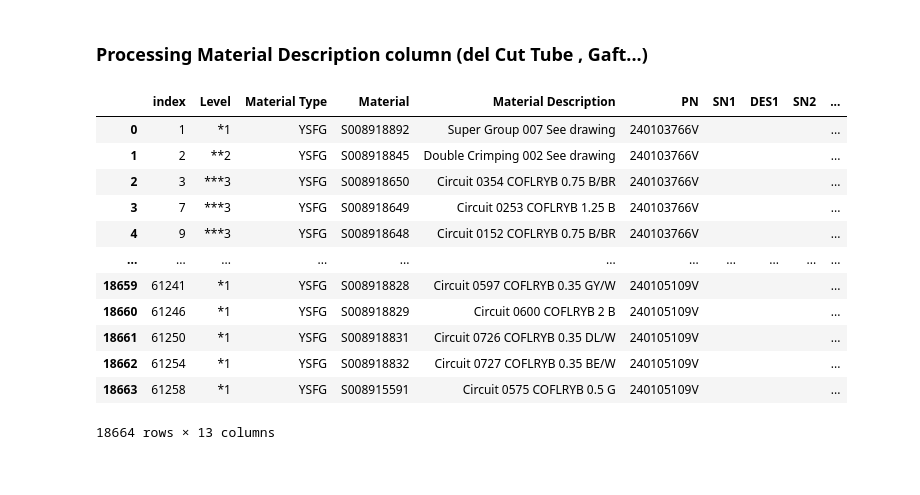
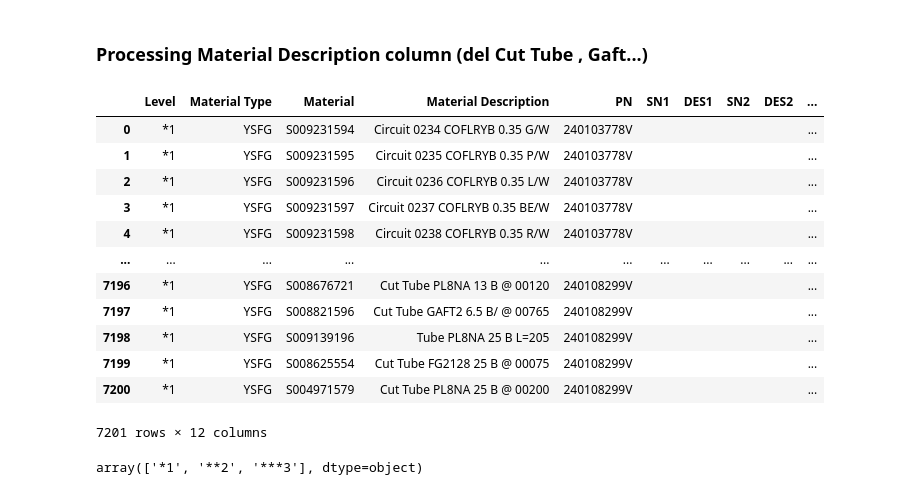
Before and after one commit to Abdelhamid2c/Automation-of-Data-Integration, a Jupyter notebook: Notebooks/MMSTA_separator_Pandas.ipynb, the cells around one changed output. Cells and saved outputs as stored; diff of their text form; code cells hidden in the pictures.

```diff
--- a/Notebooks/MMSTA_separator_Pandas.ipynb
+++ b/Notebooks/MMSTA_separator_Pandas.ipynb
@@ -5,7 +5,7 @@ start_time = time.time()
 
 import pandas as pd
 # %%
-MMSTA_path = "../Data/MMSTA LOWDASH RHN DORA.XLSX"
+MMSTA_path = "../Data/Famille Alpine/MMSTA R0.xlsx"
 # %%
 df_mmsta = pd.read_excel(MMSTA_path)
 df_mmsta
@@ -86,33 +95,37 @@ df_mmsta = delete_YFG_YDM()
 # %% [markdown]
 ### Processing Material Description column (del Cut Tube , Gaft...)
 # %%
-def del_vals(mat_desc : str):
-    vals_to_del = ['ctgf', 'gaft', 'cut tube']
-    for v in vals_to_del:
-        if v in mat_desc.lower():
-            return False
-    return True
+# def del_vals(mat_desc : str):
+#     vals_to_del = ['ctgf', 'gaft', 'cut tube']
+#     for v in vals_to_del:
+#         if v in mat_desc.lower():
+#             return False
+#     return True
 
-proccessed_log = df_mmsta['Material Description'].apply(del_vals)
+# proccessed_log = df_mmsta['Material Description'].apply(del_vals)
 
-df_mmsta = df_mmsta[proccessed_log].reset_index(drop=True)
+# df_mmsta = df_mmsta[proccessed_log].reset_index(drop=True)
 # %%
-df_mmsta = df_mmsta.reset_index()
+df_mmsta.reset_index(drop=True, inplace=True)
 df_mmsta
 # %% [output]
-|  | index | Level | Material Type | Material | Material Description | PN | SN1 | DES1 | SN2 | ... |
-| 0 | 1 | *1 | YSFG | S008918892 | Super Group 007 See drawing | 240103766V |  |  |  | ... |
-| 1 | 2 | **2 | YSFG | S008918845 | Double Crimping 002 See drawing | 240103766V |  |  |  | ... |
-| 2 | 3 | ***3 | YSFG | S008918650 | Circuit 0354 COFLRYB 0.75 B/BR | 240103766V |  |  |  | ... |
-| 3 | 7 | ***3 | YSFG | S008918649 | Circuit 0253 COFLRYB 1.25 B | 240103766V |  |  |  | ... |
-| 4 | 9 | ***3 | YSFG | S008918648 | Circuit 0152 COFLRYB 0.75 B/BR | 240103766V |  |  |  | ... |
+|  | Level | Material Type | Material | Material Description | PN | SN1 | DES1 | SN2 | DES2 | ... |
+| 0 | *1 | YSFG | S009231594 | Circuit 0234 COFLRYB 0.35 G/W | 240103778V |  |  |  |  | ... |
+| 1 | *1 | YSFG | S009231595 | Circuit 0235 COFLRYB 0.35 P/W | 240103778V |  |  |  |  | ... |
+| 2 | *1 | YSFG | S009231596 | Circuit 0236 COFLRYB 0.35 L/W | 240103778V |  |  |  |  | ... |
+| 3 | *1 | YSFG | S009231597 | Circuit 0237 COFLRYB 0.35 BE/W | 240103778V |  |  |  |  | ... |
+| 4 | *1 | YSFG | S009231598 | Circuit 0238 COFLRYB 0.35 R/W | 240103778V |  |  |  |  | ... |
 | ... | ... | ... | ... | ... | ... | ... | ... | ... | ... | ... |
-| 18659 | 61241 | *1 | YSFG | S008918828 | Circuit 0597 COFLRYB 0.35 GY/W | 240105109V |  |  |  | ... |
-| 18660 | 61246 | *1 | YSFG | S008918829 | Circuit 0600 COFLRYB 2 B | 240105109V |  |  |  | ... |
-| 18661 | 61250 | *1 | YSFG | S008918831 | Circuit 0726 COFLRYB 0.35 DL/W | 240105109V |  |  |  | ... |
-| 18662 | 61254 | *1 | YSFG | S008918832 | Circuit 0727 COFLRYB 0.35 BE/W | 240105109V |  |  |  | ... |
-| 18663 | 61258 | *1 | YSFG | S008915591 | Circuit 0575 COFLRYB 0.5 G | 240105109V |  |  |  | ... |
+| 7196 | *1 | YSFG | S008676721 | Cut Tube PL8NA 13 B @ 00120 | 240108299V |  |  |  |  | ... |
+| 7197 | *1 | YSFG | S008821596 | Cut Tube GAFT2 6.5 B/ @ 00765 | 240108299V |  |  |  |  | ... |
+| 7198 | *1 | YSFG | S009139196 | Tube PL8NA 25 B L=205 | 240108299V |  |  |  |  | ... |
+| 7199 | *1 | YSFG | S008625554 | Cut Tube FG2128 25 B @ 00075 | 240108299V |  |  |  |  | ... |
+| 7200 | *1 | YSFG | S004971579 | Cut Tube PL8NA 25 B @ 00200 | 240108299V |  |  |  |  | ... |
-18664 rows × 13 columns
+7201 rows × 12 columns
+# %%
+df_mmsta['Level'].unique()
+# %% [output]
+array(['*1', '**2', '***3'], dtype=object)
 # %%
 def Fill_with_col(level : str, cols,df):
     idx_last_l = None
```
Also changed, not shown: parts of 17 cells of this notebook, 5 other files.
